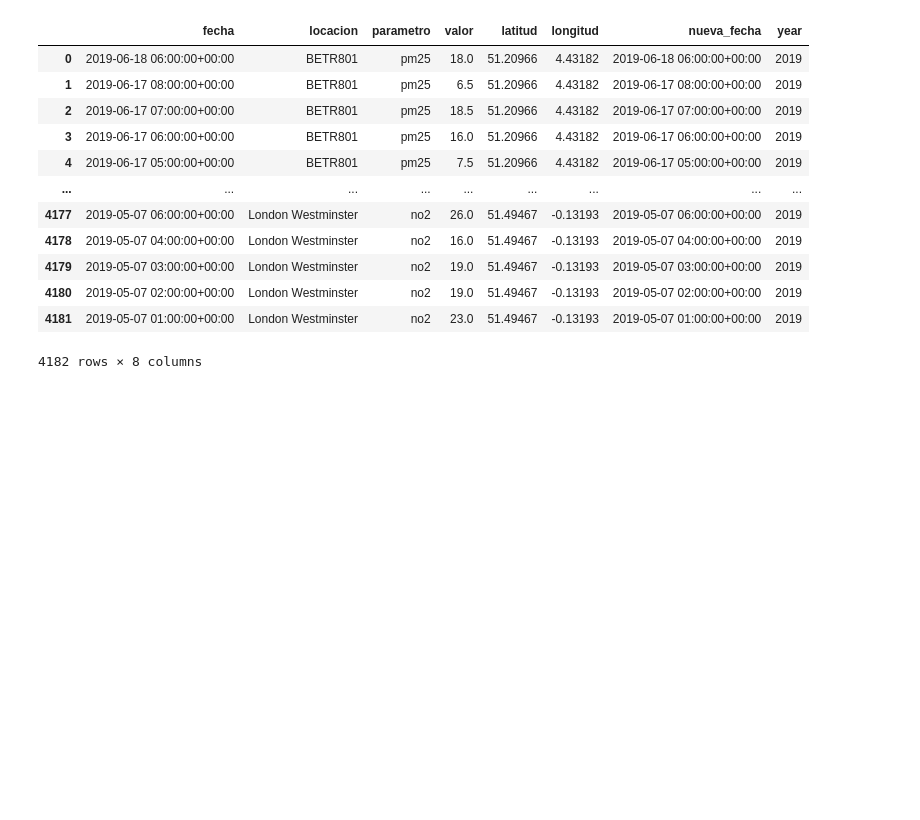
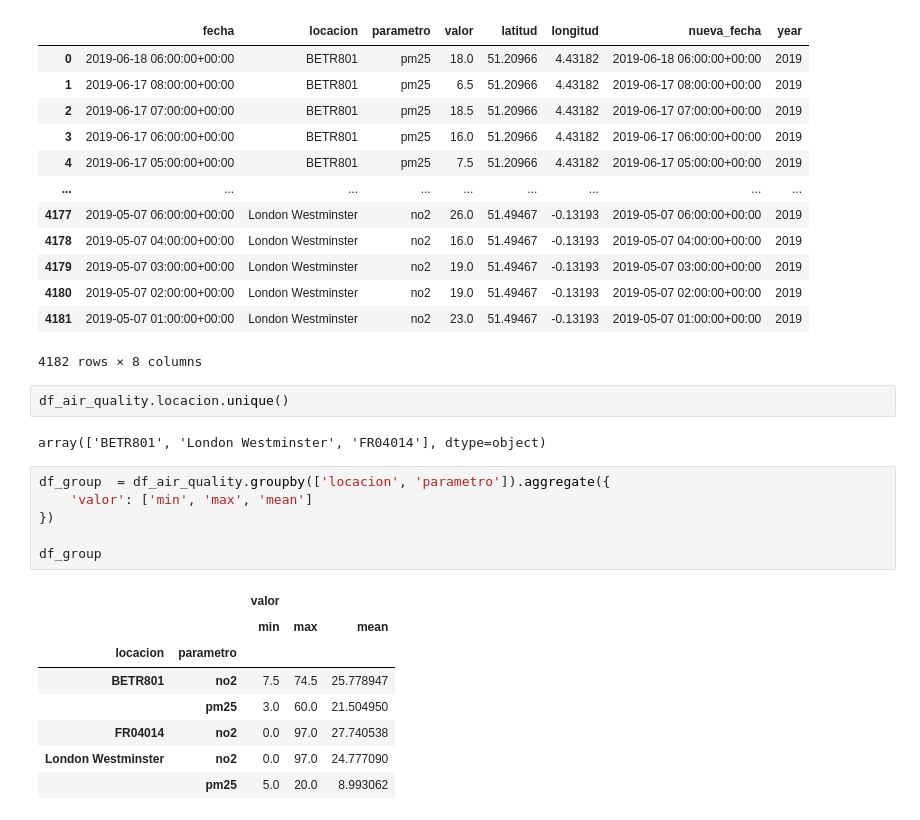
Before and after one commit to MDHuarcaya/ProgramacionPython202403, a Jupyter notebook: Modulo5/3.ManipulacionAvanzadaDatos.ipynb, the cells around one changed output. Cells and saved outputs as stored; diff of their text form; blank space fills up the shorter version.

```diff
--- a/Modulo5/3.ManipulacionAvanzadaDatos.ipynb
+++ b/Modulo5/3.ManipulacionAvanzadaDatos.ipynb
@@ -239,3 +239,22 @@ df_air_quality
 | 4180 | 2019-05-07 02:00:00+00:00 | London Westminster | no2 | 19.0 | 51.49467 | -0.13193 | 2019-05-07 02:00:00+00:00 | 2019 |
 | 4181 | 2019-05-07 01:00:00+00:00 | London Westminster | no2 | 23.0 | 51.49467 | -0.13193 | 2019-05-07 01:00:00+00:00 | 2019 |
 4182 rows × 8 columns
+# %%
+df_air_quality.locacion.unique()
+# %% [output]
+array(['BETR801', 'London Westminster', 'FR04014'], dtype=object)
+# %%
+df_group  = df_air_quality.groupby(['locacion', 'parametro']).aggregate({
+    'valor': ['min', 'max', 'mean']
+})
+
+df_group
+# %% [output]
+|  |  | valor |  |  |
+|  |  | min | max | mean |
+| locacion | parametro |  |  |  |
+| BETR801 | no2 | 7.5 | 74.5 | 25.778947 |
+|  | pm25 | 3.0 | 60.0 | 21.504950 |
+| FR04014 | no2 | 0.0 | 97.0 | 27.740538 |
+| London Westminster | no2 | 0.0 | 97.0 | 24.777090 |
+|  | pm25 | 5.0 | 20.0 | 8.993062 |
```
Also changed, not shown: parts of 4 cells of this notebook, 3 other files.
